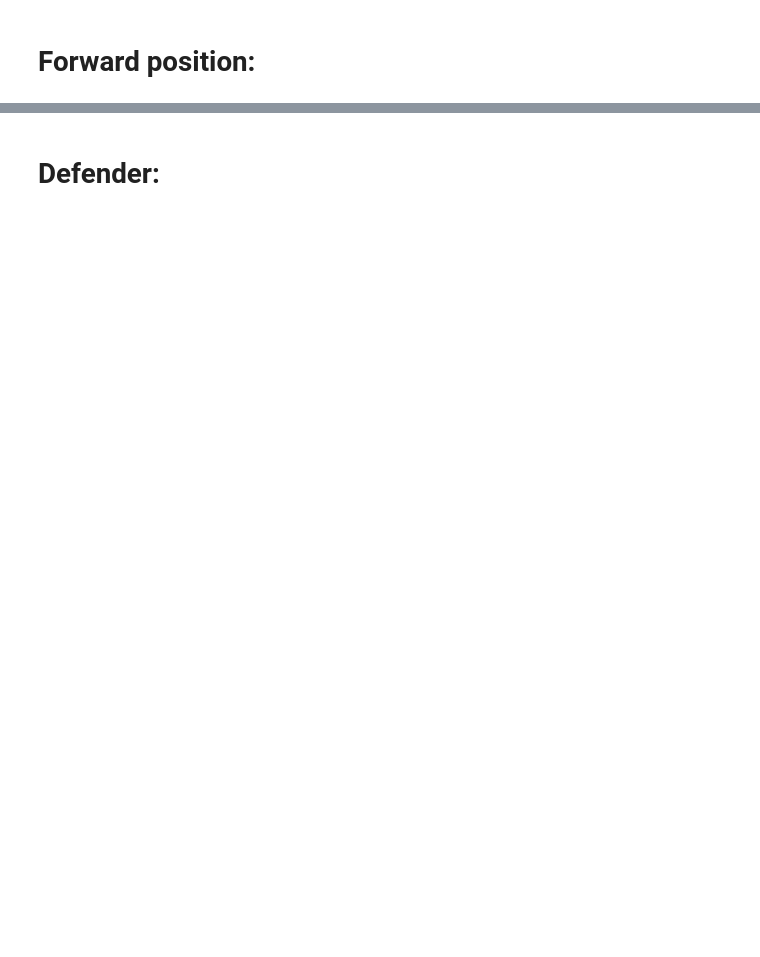
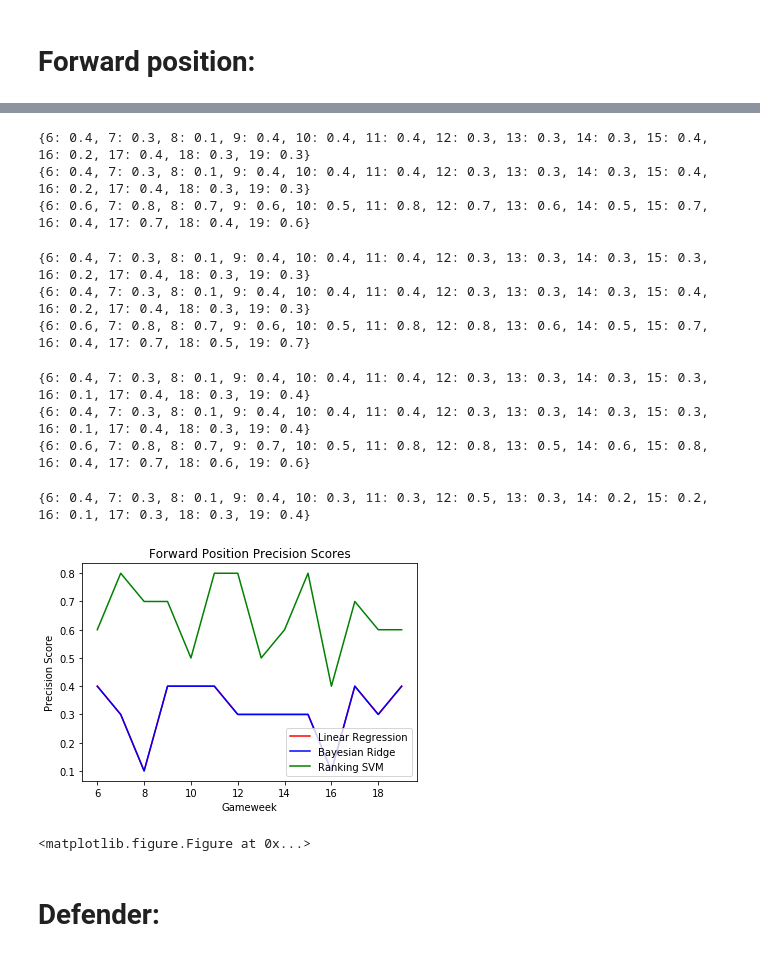
Before and after one commit to rivaldo4t/RecommendationOnFantasyLeague-ROFL, a Jupyter notebook: dataScrape_SB1.ipynb, the cells around one changed output, grey strips where cells are left out. Cells and saved outputs as stored; diff of their text form; code cells hidden in the pictures; blank space fills up the shorter version.

Commit message:
graphs and approach, evaluation

```diff
--- a/dataScrape_SB1.ipynb
+++ b/dataScrape_SB1.ipynb
@@ -657,7 +487,7 @@ usecols = ['assists', 'attempted_passes', 'big_chances_created', 'big_chances_mi
 'clearances_blocks_interceptions', 'completed_passes', 'creativity', 'dribbles', 'ea_index', 'errors_leading_to_goal', 'errors_leading_to_goal_attempt',
 'fouls', 'goals_conceded', 'goals_scored', 'ict_index', 'influence', 'key_passes', 'minutes', 'offside', 'open_play_crosses',
 'own_goals', 'penalties_conceded', 'penalties_missed', 'penalties_saved', 'recoveries', 'red_cards', 'saves', 'selected', 'tackled',
-'tackles', 'target_missed', 'threat', 'transfers_balance', 'total_points', 'value', 'yellow_cards']
+'tackles', 'target_missed', 'threat', 'transfers_balance', 'total_points', 'history_points', 'value', 'yellow_cards']
 
 print players_gw_1617_df.columns
 # %% [output]
@@ -738,7 +626,7 @@ usecols = ['assists', 'attempted_passes', 'big_chances_created', 'big_chances_mi
 'clearances_blocks_interceptions', 'completed_passes', 'creativity', 'dribbles', 'ea_index', 'errors_leading_to_goal', 'errors_leading_to_goal_attempt',
 'fouls', 'goals_conceded', 'goals_scored', 'ict_index', 'influence', 'key_passes', 'minutes', 'offside', 'open_play_crosses',
 'own_goals', 'penalties_conceded', 'penalties_missed', 'penalties_saved', 'recoveries', 'red_cards', 'saves', 'selected', 'tackled',
-'tackles', 'target_missed', 'threat', 'transfers_balance', 'total_points', 'value', 'yellow_cards']
+'tackles', 'target_missed', 'threat', 'transfers_balance', 'total_points', 'history_points', 'value', 'yellow_cards']
 
 print players_gw_1718_df.columns
 
@@ -1136,18 +1091,0 @@ print Y_test_players_fwd_gw_df.shape
-# %%
-fwd_lin_precision = linear_regression(X_train_players_fwd_avg_norm_df, Y_train_players_fwd_avg_df,
-                                  X_test_players_fwd_gw_norm_df, Y_test_players_fwd_gw_df)
-print "Linear regression: ", fwd_lin_precision
-
-fwd_svm_precision = svm_model(X_train_players_fwd_avg_norm_df, Y_train_players_fwd_avg_df,
-                                  X_test_players_fwd_gw_norm_df, Y_test_players_fwd_gw_df)
-print "SVM: ", fwd_svm_precision
-
-fwd_bayesridge_precision = bayesian_ridge(X_train_players_fwd_avg_norm_df, Y_train_players_fwd_avg_df,
-                                  X_test_players_fwd_gw_norm_df, Y_test_players_fwd_gw_df)
-
-print "Bayesian Ridge Regression: ", fwd_bayesridge_precision
-
-# fwd_neural_precision = neural_network(X_train_players_fwd_avg_df, Y_train_players_fwd_avg_df,
-#                                   X_test_players_fwd_gw_df, Y_test_players_fwd_gw_df)
-
-# print "Neural Networks: ", fwd_neural_precision
@@ -1247,2 +1218,55 @@ Jose Luis_Mato Sanmartin 19               38
+# %%
+lin, svr, bayes_ridge, svm_rank = get_forward_results(fwd_features)
+
+print lin
+print bayes_ridge
+print svm_rank
+# %% [output]
+{6: 0.4, 7: 0.3, 8: 0.1, 9: 0.4, 10: 0.4, 11: 0.4, 12: 0.3, 13: 0.3, 14: 0.3, 15: 0.4, 16: 0.2, 17: 0.4, 18: 0.3, 19: 0.3}
+{6: 0.4, 7: 0.3, 8: 0.1, 9: 0.4, 10: 0.4, 11: 0.4, 12: 0.3, 13: 0.3, 14: 0.3, 15: 0.4, 16: 0.2, 17: 0.4, 18: 0.3, 19: 0.3}
+{6: 0.6, 7: 0.8, 8: 0.7, 9: 0.6, 10: 0.5, 11: 0.8, 12: 0.7, 13: 0.6, 14: 0.5, 15: 0.7, 16: 0.4, 17: 0.7, 18: 0.4, 19: 0.6}
+# %%
+
+lin, svr, bayes_ridge, svm_rank = get_forward_results(fwd_features + past_history_features)
+
+print lin
+print bayes_ridge
+print svm_rank
+# %% [output]
+{6: 0.4, 7: 0.3, 8: 0.1, 9: 0.4, 10: 0.4, 11: 0.4, 12: 0.3, 13: 0.3, 14: 0.3, 15: 0.3, 16: 0.2, 17: 0.4, 18: 0.3, 19: 0.3}
+{6: 0.4, 7: 0.3, 8: 0.1, 9: 0.4, 10: 0.4, 11: 0.4, 12: 0.3, 13: 0.3, 14: 0.3, 15: 0.4, 16: 0.2, 17: 0.4, 18: 0.3, 19: 0.3}
+{6: 0.6, 7: 0.8, 8: 0.7, 9: 0.6, 10: 0.5, 11: 0.8, 12: 0.8, 13: 0.6, 14: 0.5, 15: 0.7, 16: 0.4, 17: 0.7, 18: 0.5, 19: 0.7}
+# %%
+lin, svr, bayes_ridge, svm_rank = get_forward_results(fwd_features + ['bonus', 'ict_index'] +past_history_features)
+
+print lin
+print bayes_ridge
+print svm_rank
+# %% [output]
+{6: 0.4, 7: 0.3, 8: 0.1, 9: 0.4, 10: 0.4, 11: 0.4, 12: 0.3, 13: 0.3, 14: 0.3, 15: 0.3, 16: 0.1, 17: 0.4, 18: 0.3, 19: 0.4}
+{6: 0.4, 7: 0.3, 8: 0.1, 9: 0.4, 10: 0.4, 11: 0.4, 12: 0.3, 13: 0.3, 14: 0.3, 15: 0.3, 16: 0.1, 17: 0.4, 18: 0.3, 19: 0.4}
+{6: 0.6, 7: 0.8, 8: 0.7, 9: 0.7, 10: 0.5, 11: 0.8, 12: 0.8, 13: 0.5, 14: 0.6, 15: 0.8, 16: 0.4, 17: 0.7, 18: 0.6, 19: 0.6}
+# %%
+print svr
+# %% [output]
+{6: 0.4, 7: 0.3, 8: 0.1, 9: 0.4, 10: 0.3, 11: 0.3, 12: 0.5, 13: 0.3, 14: 0.2, 15: 0.2, 16: 0.1, 17: 0.3, 18: 0.3, 19: 0.4}
+# %%
+import matplotlib.pyplot as plt
+
+gw = range(6,20)
+
+
+plt.plot(gw, lin.values(), 'r', label='Linear Regression')
+plt.plot(gw, bayes_ridge.values(), 'b', label='Bayesian Ridge')
+plt.plot(gw, svm_rank.values(), 'g', label='Ranking SVM')
+plt.ylabel('Precision Score')
+plt.xlabel('Gameweek')
+plt.legend(loc='lower right')
+plt.title('Forward Position Precision Scores')
+plt.show()
+plt.savefig('forward_precision.png')
+# %% [output]
+[figure, added]
+<matplotlib.figure.Figure at 0x...>
 # %% [markdown]
 # Defender:
```
Also changed, not shown: parts of 52 cells of this notebook, 7 other files.
